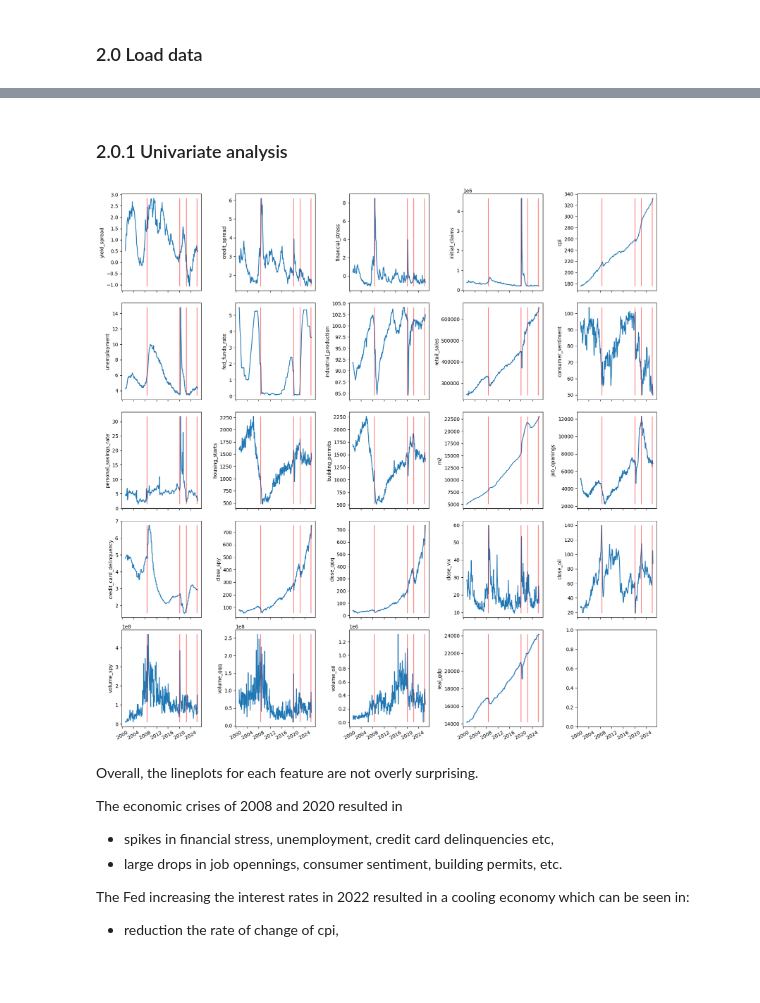
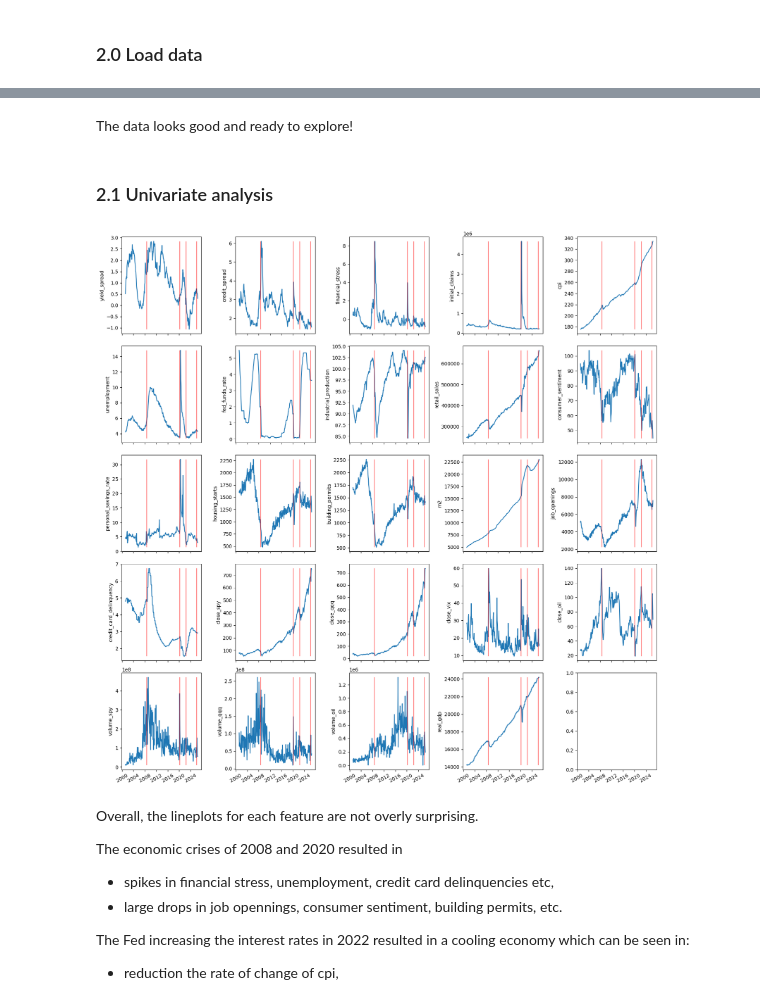
Before and after one commit to jarrybarber/macro_market_signals, a Jupyter notebook: notebooks/02_eda_macro_health.ipynb, the cells around one changed output, grey strips where cells are left out. Drawn from its saved outputs; the diff is of its cells as text; code cells hidden in the pictures; blank space fills up the shorter version.

```diff
--- a/notebooks/02_eda_macro_health.ipynb
+++ b/notebooks/02_eda_macro_health.ipynb
@@ -94,33 +73,27 @@ dtype: int64
+# %% [markdown]
+The data looks good and ready to explore!
 # %% [markdown]
-### 2.0.1 Univariate analysis
+### 2.1 Univariate analysis
 # %%
 # Let's mark different important dates that are associated with big moves in the markets:
-# - 2008-09-01: Roughly when the subprime mortgage crises occurred, causing banks to collapse and inducing a recession.
-# - 2020-03-01: This was the month when COVID lockdown restrictions hit the western world, resulting in
-#               mass layoffs, massive government spending, and slowdown in the economy.
-# - 2022-06-01: When the Fed began to increase interest rates to counter inflationary pressures which resulted from
-#               monetary policies meant to ease economic strain during the COVID lockdowns.
-# - 2026-03-01: start of the US-Iran war, resulting in the shutdown of the Strait of Hormuz which restricted the flow
-#               of oil, fertalizers and other economically vital resources. Significant damage was also sustrained by
-#               oil production and shipping infrastructure.
-points_of_interest = pd.to_datetime(['2008-09-01', '2020-03-01', '2022-06-01', '2026-03-01'])
+# These dates are saved in common.py
 
 # Let's make some line plots for each feature
 n_cols = int(np.ceil(np.sqrt(len(df.columns))))
 n_rows = int(np.ceil(len(df.columns)/n_cols))
 f, axs = plt.subplots(nrows=n_rows, ncols=n_cols, sharex=True, figsize=(16,16))
 for i,col in enumerate(df.columns):
     ax = axs.flatten()[i]
     sns.lineplot(df[col], ax=ax)
-    ax.vlines(points_of_interest, df[col].min(), df[col].max(), color='r', linestyle="-", alpha=0.5)
+    ax.vlines(POINTS_OF_INTEREST, df[col].min(), df[col].max(), color='r', linestyle="-", alpha=0.5)
 
 for ax in axs.flatten():
     ax.tick_params(axis='x', rotation=30)
 
 
 plt.tight_layout()
 # %% [output]
-[figure, old version]
+[figure, new version]
 # %% [markdown]
 Overall, the lineplots for each feature are not overly surprising.
 
```
Also changed, not shown: parts of 22 cells of this notebook, 4 other files.
